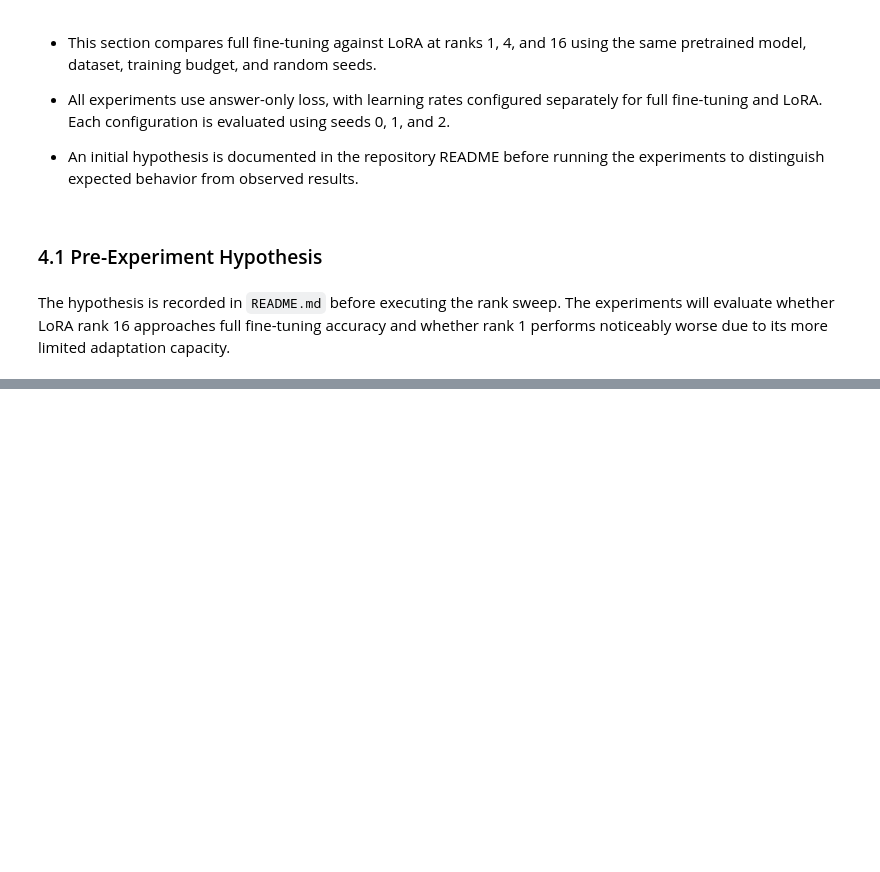
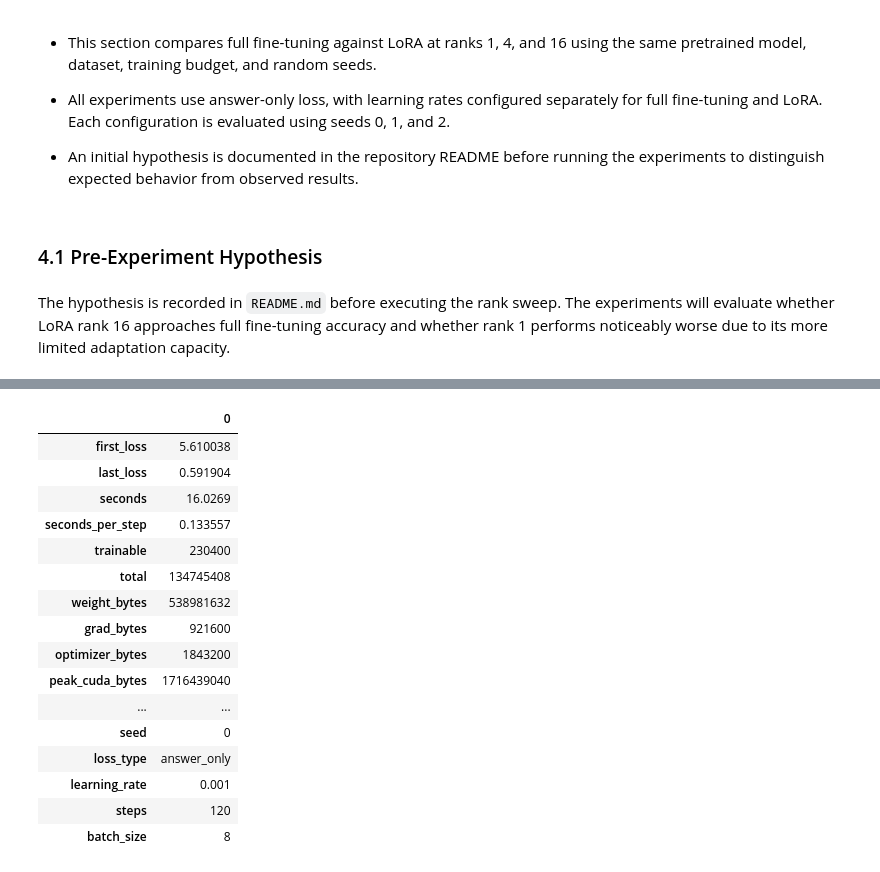
Before and after one commit to dancmartin11/aigc-5500-lab-06-fine-tune-with-lora, a Jupyter notebook: daniel_alejandro_castillo_martin_LAB6.ipynb, the cells around one changed output, grey strips where cells are left out. Drawn from its saved outputs; the diff is of its cells as text; code cells hidden in the pictures; blank space fills up the shorter version.

```diff
--- a/daniel_alejandro_castillo_martin_LAB6.ipynb
+++ b/daniel_alejandro_castillo_martin_LAB6.ipynb
@@ -574,0 +638,25 @@ The hypothesis is recorded in `README.md` before executing the rank sweep. The e
+# %%
+# Execute a single LoRA rank-4 experiment using answer-only loss
+test_result = run_experiment(mode = 'lora', seed = 0, train_examples = train_examples, test_examples = test_examples, label_ids = label_ids, rank = 4, loss_type = 'answer_only')
+
+# Display the experiment results
+test_result_df = pd.DataFrame([test_result]).T
+test_result_df
+# %% [output]
+|  | 0 |
+| first_loss | 5.610038 |
+| last_loss | 0.591904 |
+| seconds | 16.0269 |
+| seconds_per_step | 0.133557 |
+| trainable | 230400 |
+| total | 134745408 |
+| weight_bytes | 538981632 |
+| grad_bytes | 921600 |
+| optimizer_bytes | 1843200 |
+| peak_cuda_bytes | 1716439040 |
+| ... | ... |
+| seed | 0 |
+| loss_type | answer_only |
+| learning_rate | 0.001 |
+| steps | 120 |
+| batch_size | 8 |
```
Also changed, not shown: parts of 35 cells of this notebook, 1 other file.
